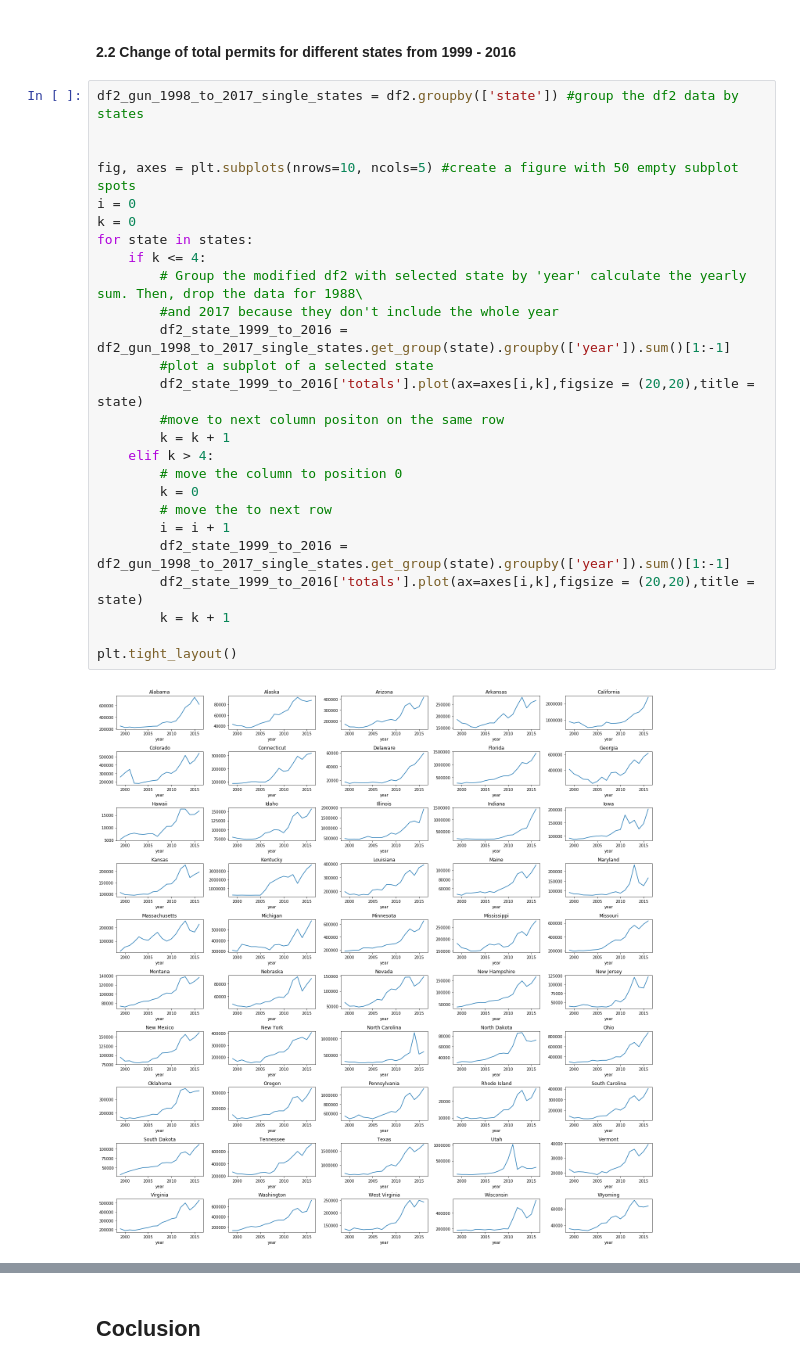
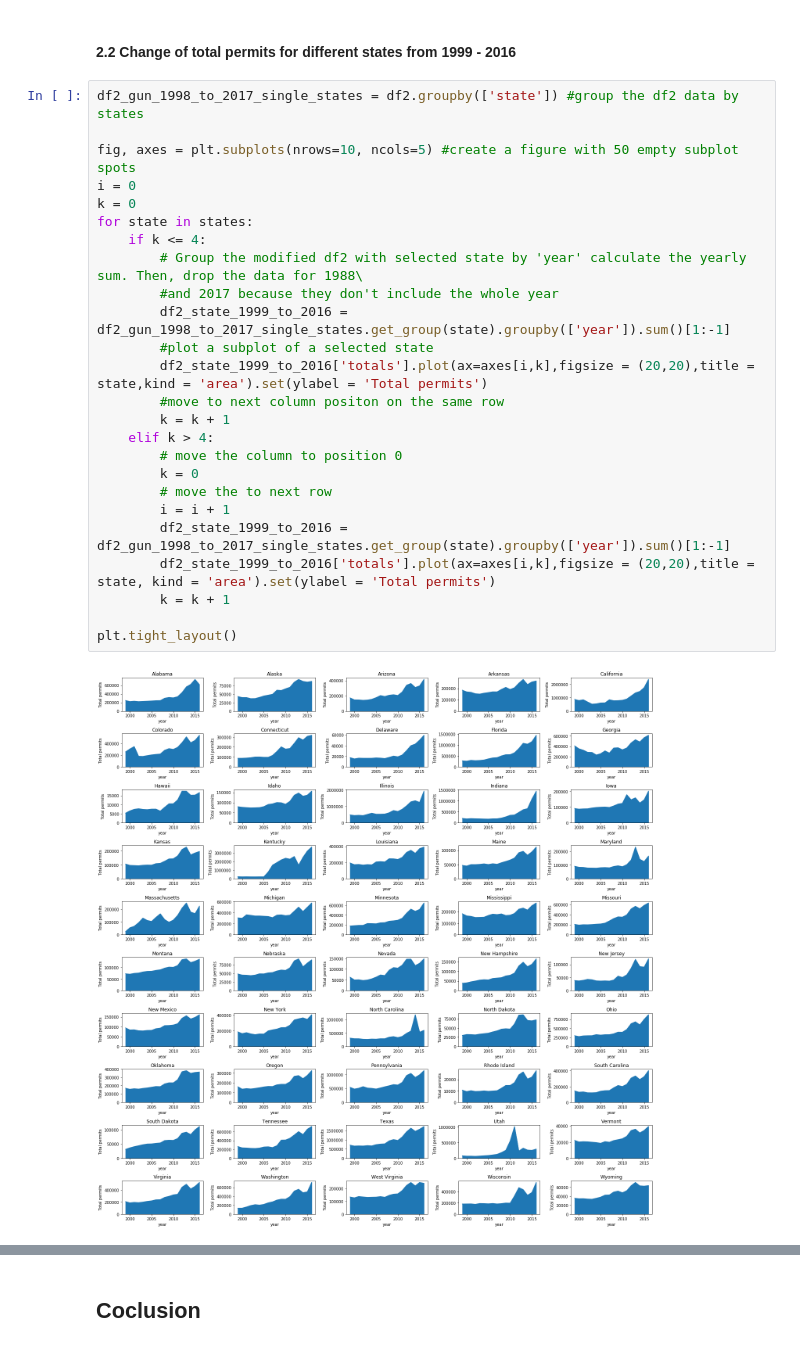
Before and after one commit to siuyik11/fbi_firearm_data_analysis, a Jupyter notebook: fbi_gun_data_analysis.ipynb, the cells around one changed output, grey strips where cells are left out. Cells and saved outputs as stored; diff of their text form.

```diff
--- a/fbi_gun_data_analysis.ipynb
+++ b/fbi_gun_data_analysis.ipynb
@@ -217,29 +217,28 @@ plt.axhline(y=national_avg_1999_to_2016, xmin=0, xmax=1, hold=None, color = 'red
 #### 2.2 Change of total permits for different states from 1999 - 2016
 # %%
 df2_gun_1998_to_2017_single_states = df2.groupby(['state']) #group the df2 data by states
-
 
 fig, axes = plt.subplots(nrows=10, ncols=5) #create a figure with 50 empty subplot spots
 i = 0
 k = 0
 for state in states:
     if k <= 4:
         # Group the modified df2 with selected state by 'year' calculate the yearly sum. Then, drop the data for 1988\
         #and 2017 because they don't include the whole year
         df2_state_1999_to_2016 = df2_gun_1998_to_2017_single_states.get_group(state).groupby(['year']).sum()[1:-1]
         #plot a subplot of a selected state
-        df2_state_1999_to_2016['totals'].plot(ax=axes[i,k],figsize = (20,20),title = state)
+        df2_state_1999_to_2016['totals'].plot(ax=axes[i,k],figsize = (20,20),title = state,kind = 'area').set(ylabel = 'Total permits')
         #move to next column positon on the same row
         k = k + 1
     elif k > 4:
         # move the column to position 0
         k = 0
         # move the to next row
         i = i + 1
         df2_state_1999_to_2016 = df2_gun_1998_to_2017_single_states.get_group(state).groupby(['year']).sum()[1:-1]
-        df2_state_1999_to_2016['totals'].plot(ax=axes[i,k],figsize = (20,20),title = state)
+        df2_state_1999_to_2016['totals'].plot(ax=axes[i,k],figsize = (20,20),title = state, kind = 'area').set(ylabel = 'Total permits')
         k = k + 1
 
 plt.tight_layout()
 # %% [output]
-[figure, old version]
+[figure, new version]
```
Also changed, not shown: parts of 6 cells of this notebook.
